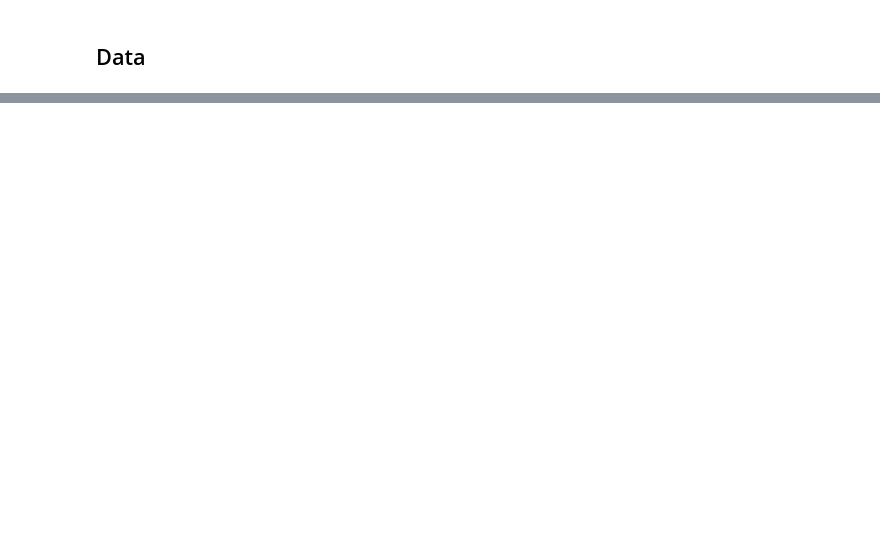
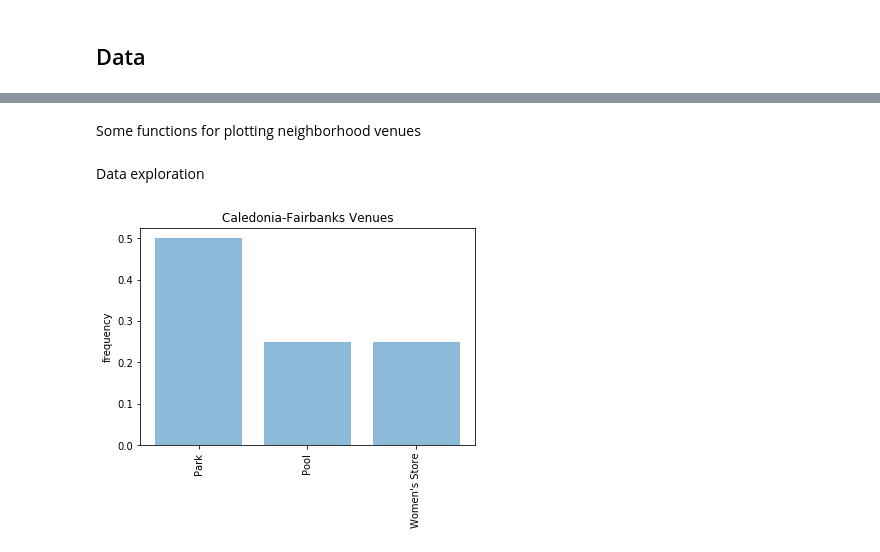
Before and after one commit to byronseppala/Coursera_Capstone, a Jupyter notebook: Market Analysis of Small Businesses in Toronto.ipynb, the cells around one changed output, grey strips where cells are left out. Saved outputs shown, nothing was run; the diff lists cells and outputs as text; code cells hidden in the pictures; blank space fills up the shorter version.

```diff
--- a/Market Analysis of Small Businesses in Toronto.ipynb
+++ b/Market Analysis of Small Businesses in Toronto.ipynb
@@ -23,0 +223,14 @@ I will develop a venue saturation metric grouping by neighborhood and identify g
+# %%
+# one hot encoding
+toronto_onehot = pd.get_dummies(downtown_venues[['Venue Category']], prefix="", prefix_sep="")
+
+# add neighborhood column back to dataframe
+toronto_onehot['Neighborhood'] = downtown_venues['Neighborhood']
+
+# move neighborhood column to the first column
+fixed_columns = [toronto_onehot.columns[-1]] + list(toronto_onehot.columns[:-1])
+toronto_onehot = toronto_onehot[fixed_columns]
+# %%
+toronto_grouped = toronto_onehot.groupby('Neighborhood').mean().reset_index()
+toronto_grouped.set_index('Neighborhood')
+toronto_grouped
@@ -23,0 +256,23 @@ I will develop a venue saturation metric grouping by neighborhood and identify g
+# %% [markdown]
+Some functions for plotting neighborhood venues
+# %%
+def venuePlot(neighborhood):
+    val = neighborhood.values[0]
+    name = val[0]
+    frequ = val[1:]
+    categories = neighborhood.columns[1:]
+    use_cat = categories[(frequ>0)]
+    use_value = frequ[(frequ>0)]
+
+    plt.bar(use_cat, use_value, align='center', alpha=0.5)
+    plt.xticks(use_cat, rotation='vertical')
+    plt.ylabel('frequency')
+    plt.title(name+' Venues')
+
+    plt.show()
+# %%
+def nPlot(name):
+    neighborhood = toronto_grouped[toronto_grouped['Neighborhood']==name]
+    venuePlot(neighborhood)
+# %% [markdown]
+Data exploration
@@ -23,0 +283,4 @@ I will develop a venue saturation metric grouping by neighborhood and identify g
+# %%
+nPlot('Caledonia-Fairbanks')
+# %% [output]
+[figure, added]
```
Also changed, not shown: parts of 48 cells of this notebook.
